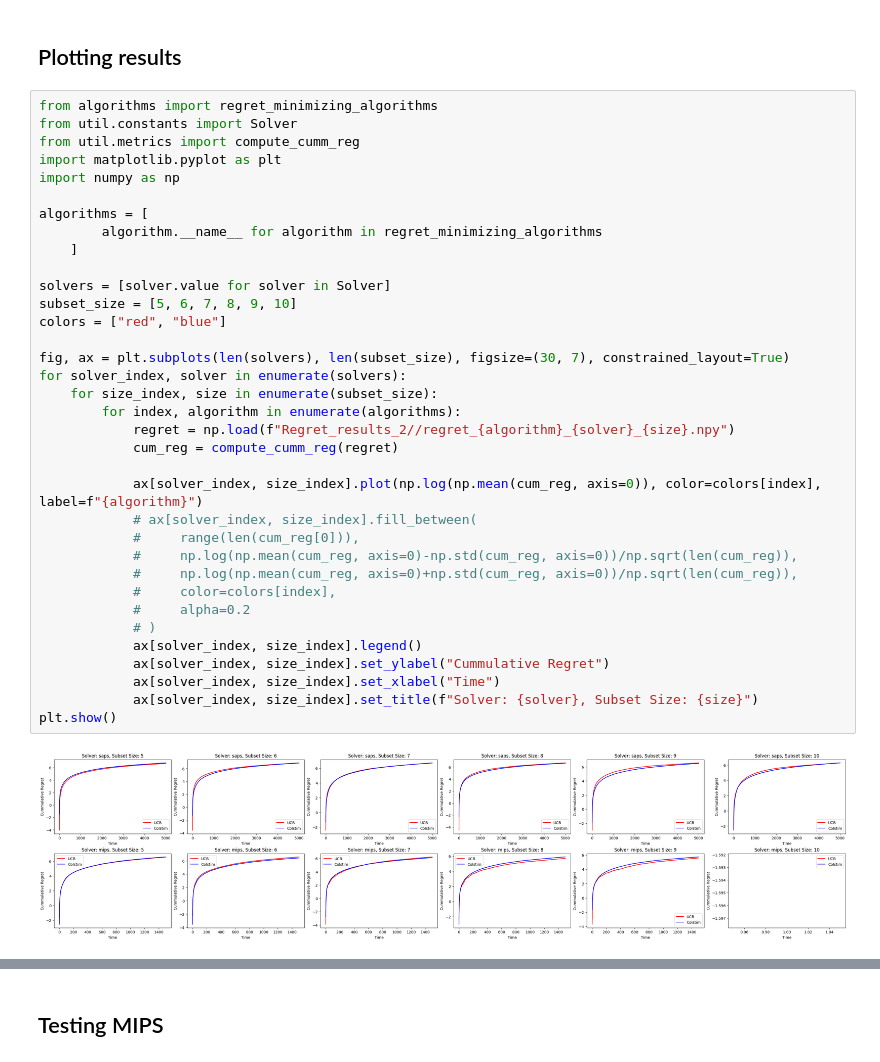
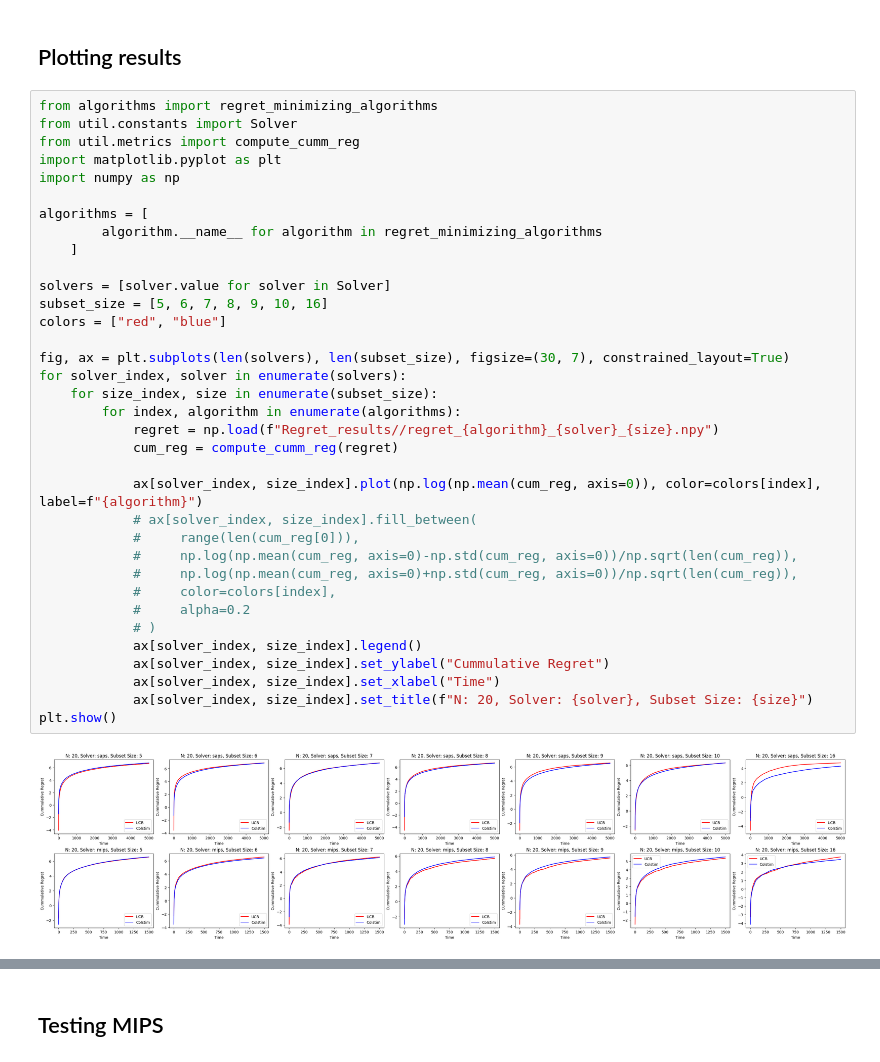
Before and after one commit to sshivam95/Multi-Dueling-Bandits, a Jupyter notebook: test.ipynb, the cells around one changed output, grey strips where cells are left out. Cells and saved outputs as stored; diff of their text form.

Commit message:
Plot new results

```diff
--- a/test.ipynb
+++ b/test.ipynb
@@ -42,37 +42,37 @@ from util.constants import Solver
 from util.metrics import compute_cumm_reg
 import matplotlib.pyplot as plt
 import numpy as np
 
 algorithms = [
         algorithm.__name__ for algorithm in regret_minimizing_algorithms
     ]
 
 solvers = [solver.value for solver in Solver]
-subset_size = [5, 6, 7, 8, 9, 10]
+subset_size = [5, 6, 7, 8, 9, 10, 16]
 colors = ["red", "blue"]
 
 fig, ax = plt.subplots(len(solvers), len(subset_size), figsize=(30, 7), constrained_layout=True)
 for solver_index, solver in enumerate(solvers):
     for size_index, size in enumerate(subset_size):
         for index, algorithm in enumerate(algorithms):
-            regret = np.load(f"Regret_results_2//regret_{algorithm}_{solver}_{size}.npy")
+            regret = np.load(f"Regret_results//regret_{algorithm}_{solver}_{size}.npy")
             cum_reg = compute_cumm_reg(regret)
 
             ax[solver_index, size_index].plot(np.log(np.mean(cum_reg, axis=0)), color=colors[index], label=f"{algorithm}")
             # ax[solver_index, size_index].fill_between(
             #     range(len(cum_reg[0])),
             #     np.log(np.mean(cum_reg, axis=0)-np.std(cum_reg, axis=0))/np.sqrt(len(cum_reg)),
             #     np.log(np.mean(cum_reg, axis=0)+np.std(cum_reg, axis=0))/np.sqrt(len(cum_reg)),
             #     color=colors[index],
             #     alpha=0.2
             # )
             ax[solver_index, size_index].legend()
             ax[solver_index, size_index].set_ylabel("Cummulative Regret")
             ax[solver_index, size_index].set_xlabel("Time")
-            ax[solver_index, size_index].set_title(f"Solver: {solver}, Subset Size: {size}")
+            ax[solver_index, size_index].set_title(f"N: 20, Solver: {solver}, Subset Size: {size}")
 plt.show()
 # %% [output]
-[figure, old version]
+[figure, new version]
 # %%
 import seaborn as sns
 
```
Also changed, not shown: parts of 1 cell of this notebook.
